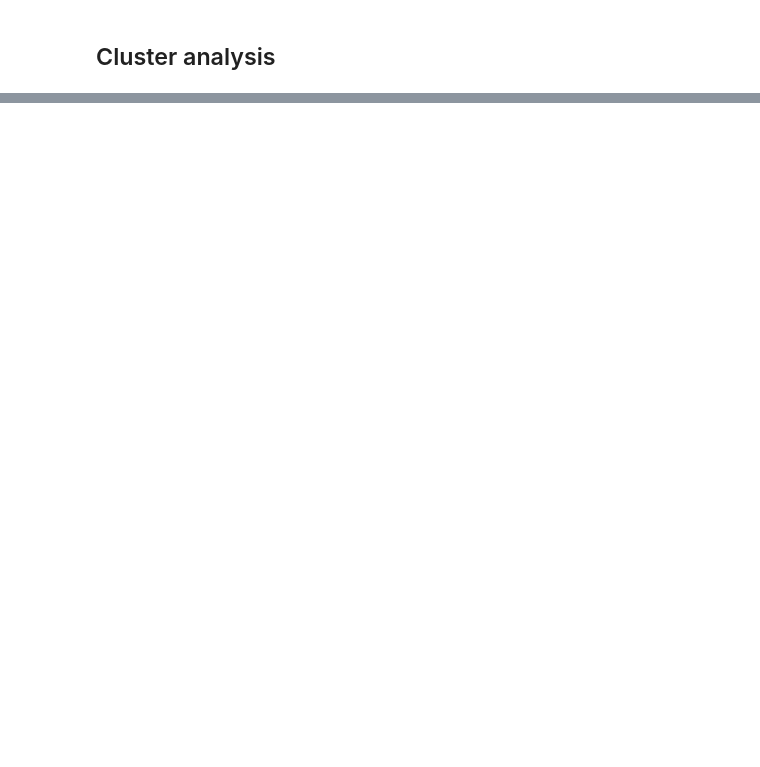
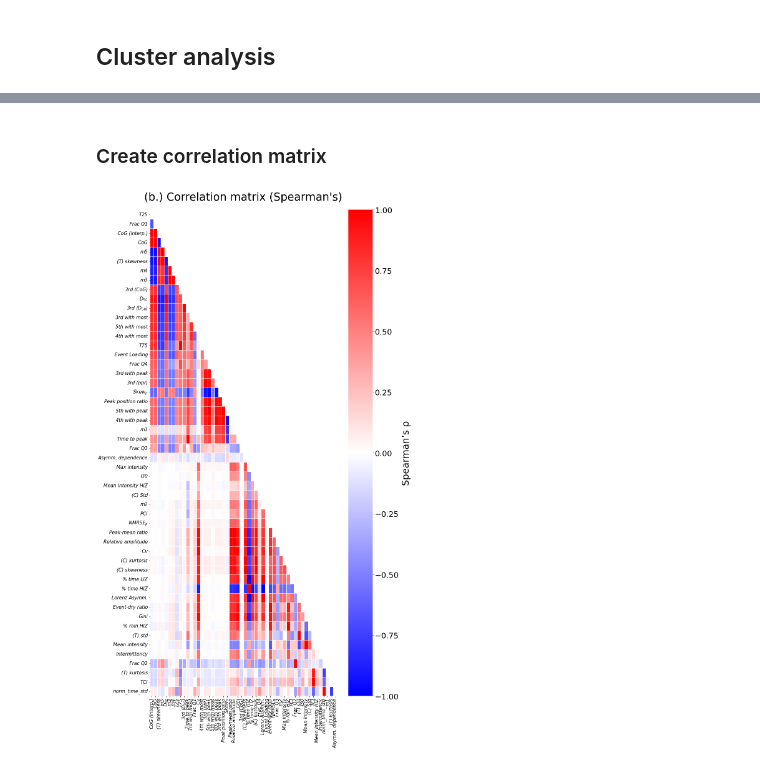
Before and after one commit to masher92/MetricEvaluation, a Jupyter notebook: ClusterAnalysis/AnalyseResults_MetricCrossover.ipynb, the cells around one changed output, grey strips where cells are left out. Drawn from its saved outputs; the diff is of its cells as text; code cells hidden in the pictures; blank space fills up the shorter version.

```diff
--- a/ClusterAnalysis/AnalyseResults_MetricCrossover.ipynb
+++ b/ClusterAnalysis/AnalyseResults_MetricCrossover.ipynb
@@ -141,4 +122,7 @@ metric_type_df = (
     .assign(type_2=lambda df: df['metric'].map(type_mapping)))
 
 metric_type_df.fillna('Categorical', inplace=True)
+# %%
+label_list = [label.get_text() for label in ax.get_yticklabels()]
+label_list.reverse()
 # %%
@@ -211,0 +215,46 @@ plt.show()
+# %% [markdown]
+### Create correlation matrix
+# %%
+spearman_corr = all_events_5mins.corr(method='spearman')
+# Reorder based on absolute total Spearman correlation strength
+spearman_strength = spearman_corr.abs().sum().sort_values(ascending=False)
+ordered_columns = spearman_strength.index.tolist()
+reordered_spearman = spearman_corr.loc[label_list, ordered_columns]
+
+# Plot Spearman heatmap
+fig,ax=plt.subplots(figsize=(14,25))
+mask = np.triu(np.ones_like(reordered_spearman, dtype=bool))
+
+heatmap = sns.heatmap(
+    reordered_spearman,
+    mask=mask,
+    cmap='bwr',
+    annot=False,
+    fmt=".2f",
+    linewidths=0.8,
+    cbar=True,
+    cbar_kws={"orientation": "vertical"},
+    xticklabels=True,
+    yticklabels=True,
+    annot_kws={"size": 20},
+    vmin=-1, vmax=1,
+    ax=ax)
+
+# Change colorbar tick label size
+cbar = heatmap.collections[0].colorbar
+cbar.ax.tick_params(labelsize=25)  # <-- set size here
+
+# Italicise tick labels
+ax.set_xticklabels(ax.get_xticklabels(), fontstyle='italic', fontsize=15)
+ax.set_yticklabels(ax.get_yticklabels(), fontstyle='italic', fontsize=15)
+
+# Label the colorbar
+cbar = heatmap.collections[0].colorbar
+cbar.set_label("Spearman’s ρ", fontsize=30, labelpad=10)
+
+plt.title("(b.) Correlation matrix (Spearman's)", fontsize=35,pad=30)
+plt.tight_layout()
+fig.savefig("../Figures/correlation_matrix.png", dpi=300, facecolor='white', bbox_inches='tight')
+plt.show()
+# %% [output]
+[figure, added]
```
Also changed, not shown: parts of 9 cells of this notebook.
